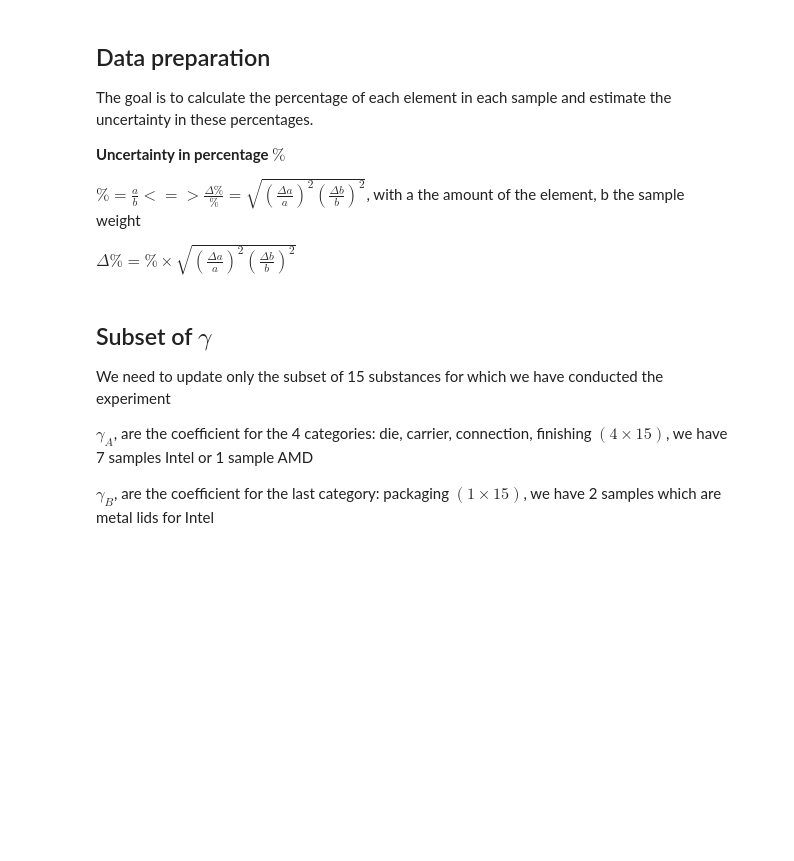
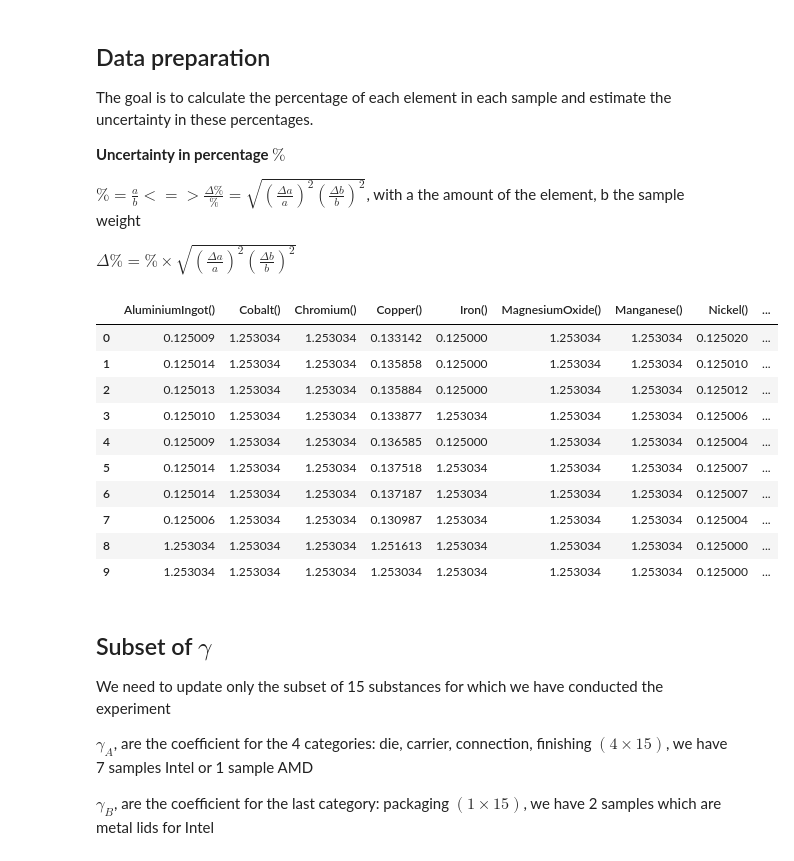
Before and after one commit to arthur0000-1/LCA_CPU_encapsulation, a Jupyter notebook: model.ipynb, the cells around one changed output. Drawn from its saved outputs; the diff is of its cells as text; code cells hidden in the pictures; blank space fills up the shorter version.

```diff
--- a/model.ipynb
+++ b/model.ipynb
@@ -1303,7 +1309,19 @@ def calculate_relative_uncertainty(df):
     return result_df
 # %%
 sample_std = calculate_relative_uncertainty(df)
-#display(sample_std)
+display(sample_std)
+# %% [output]
+|  | AluminiumIngot() | Cobalt() | Chromium() | Copper() | Iron() | MagnesiumOxide() | Manganese() | Nickel() | ... |
+| 0 | 0.125009 | 1.253034 | 1.253034 | 0.133142 | 0.125000 | 1.253034 | 1.253034 | 0.125020 | ... |
+| 1 | 0.125014 | 1.253034 | 1.253034 | 0.135858 | 0.125000 | 1.253034 | 1.253034 | 0.125010 | ... |
+| 2 | 0.125013 | 1.253034 | 1.253034 | 0.135884 | 0.125000 | 1.253034 | 1.253034 | 0.125012 | ... |
+| 3 | 0.125010 | 1.253034 | 1.253034 | 0.133877 | 1.253034 | 1.253034 | 1.253034 | 0.125006 | ... |
+| 4 | 0.125009 | 1.253034 | 1.253034 | 0.136585 | 0.125000 | 1.253034 | 1.253034 | 0.125004 | ... |
+| 5 | 0.125014 | 1.253034 | 1.253034 | 0.137518 | 1.253034 | 1.253034 | 1.253034 | 0.125007 | ... |
+| 6 | 0.125014 | 1.253034 | 1.253034 | 0.137187 | 1.253034 | 1.253034 | 1.253034 | 0.125007 | ... |
+| 7 | 0.125006 | 1.253034 | 1.253034 | 0.130987 | 1.253034 | 1.253034 | 1.253034 | 0.125004 | ... |
+| 8 | 1.253034 | 1.253034 | 1.253034 | 1.251613 | 1.253034 | 1.253034 | 1.253034 | 0.125000 | ... |
+| 9 | 1.253034 | 1.253034 | 1.253034 | 1.253034 | 1.253034 | 1.253034 | 1.253034 | 0.125000 | ... |
 # %% [markdown]
 ## Subset of $\gamma$
 
```
Also changed, not shown: parts of 3 cells of this notebook, 5 other files.
